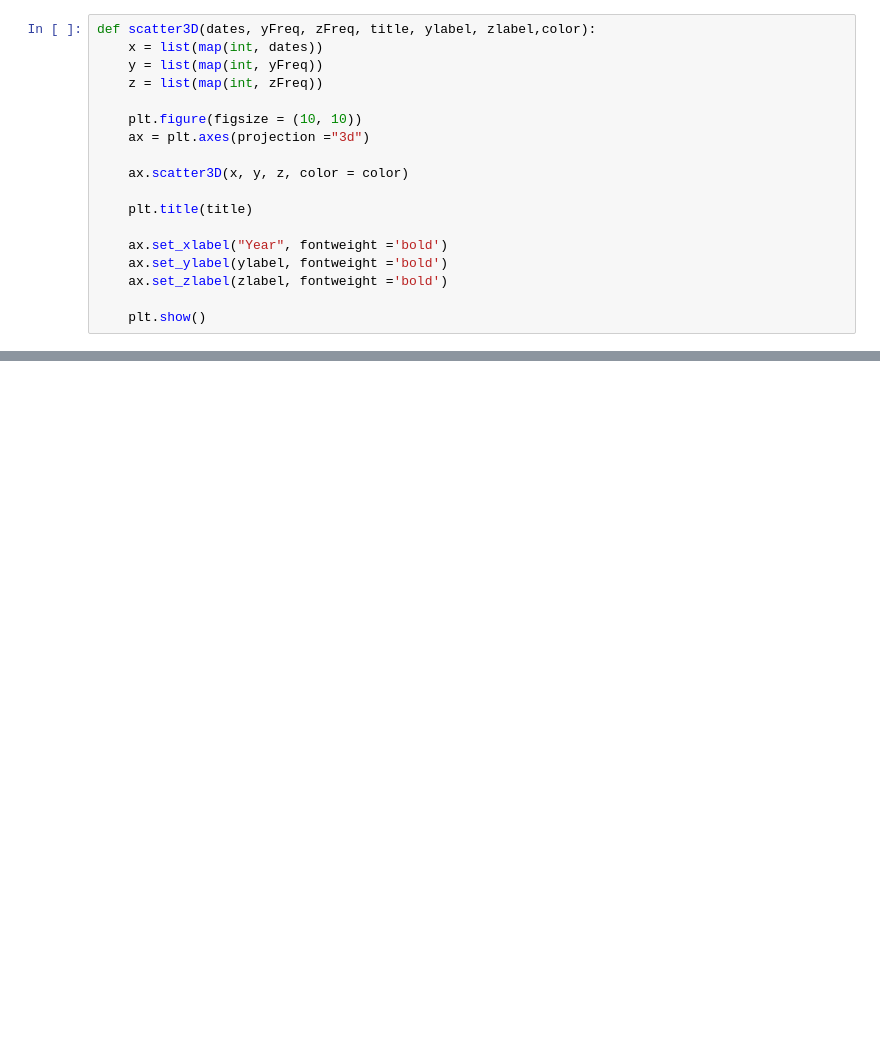
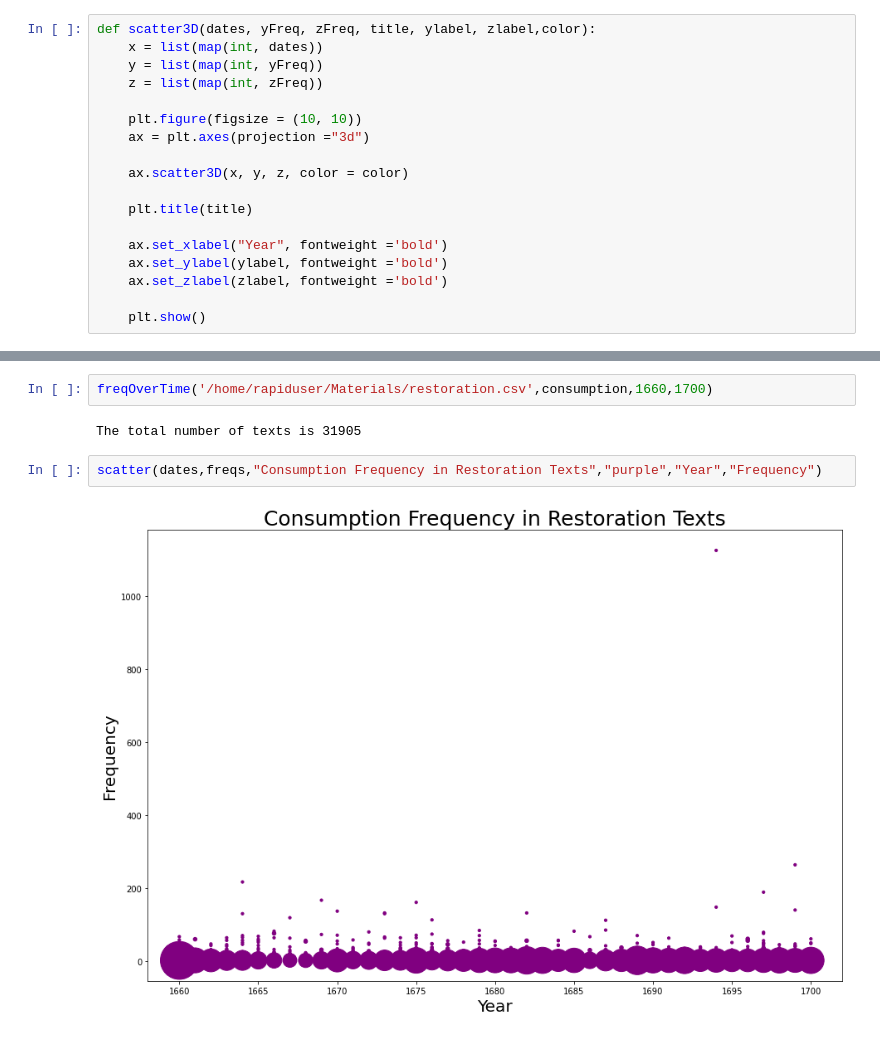
Before and after one commit to hsmith221/ECBC-21-22, a Jupyter notebook: Topic_Modeling/patterns.ipynb, the cells around one changed output, grey strips where cells are left out. Saved outputs shown, nothing was run; the diff lists cells and outputs as text; blank space fills up the shorter version.

Commit message:
consumption

```diff
--- a/Topic_Modeling/patterns.ipynb
+++ b/Topic_Modeling/patterns.ipynb
@@ -189,0 +161,8 @@ bar(freqDates.keys(),freqDates.values(),"Pirate and Piracy in EIC texts 1660-171
+# %%
+freqOverTime('/home/rapiduser/Materials/restoration.csv',consumption,1660,1700)
+# %% [output]
+The total number of texts is 31905
+# %%
+scatter(dates,freqs,"Consumption Frequency in Restoration Texts","purple","Year","Frequency")
+# %% [output]
+[figure, added]
```
Also changed, not shown: parts of 12 cells of this notebook, 4 other files.
